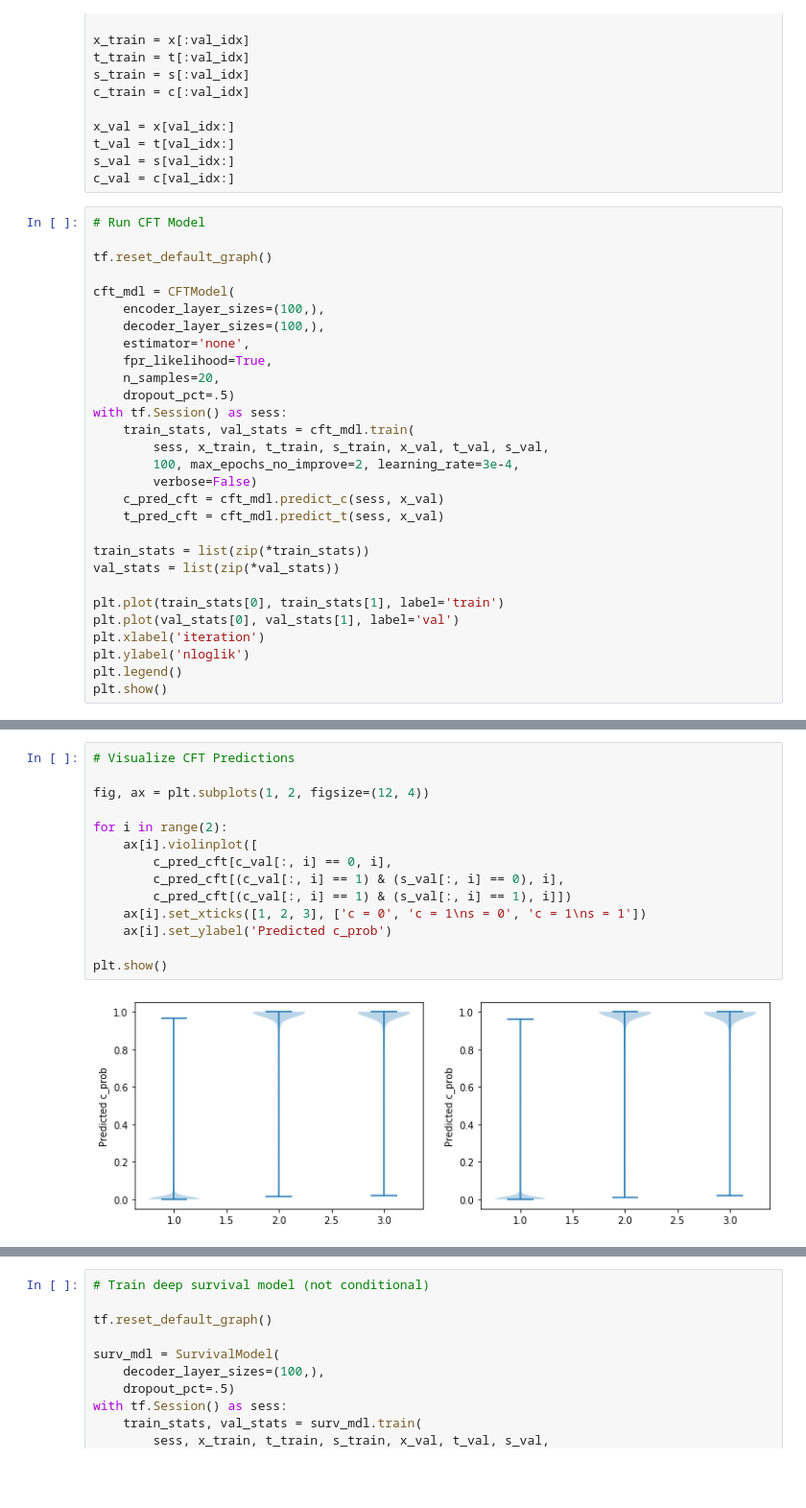
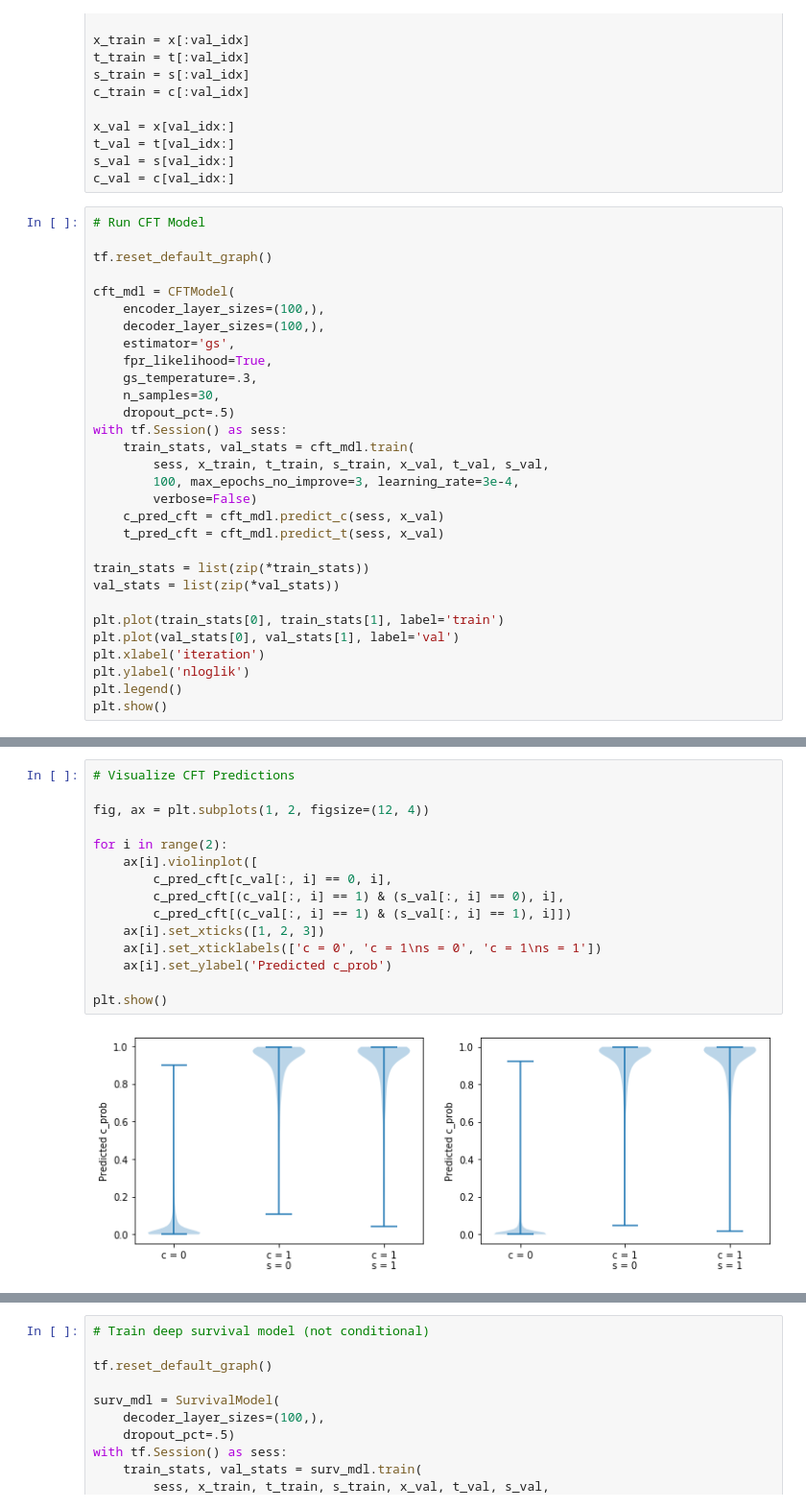
Before and after one commit to mengelhard/cft, a Jupyter notebook: notebooks/toy_example.ipynb, the cells around one changed output, grey strips where cells are left out. Shown at 96% size. Saved outputs shown, nothing was run; the diff lists cells and outputs as text; blank space fills up the shorter version.

```diff
--- a/notebooks/toy_example.ipynb
+++ b/notebooks/toy_example.ipynb
@@ -95,14 +95,15 @@ tf.reset_default_graph()
 cft_mdl = CFTModel(
     encoder_layer_sizes=(100,),
     decoder_layer_sizes=(100,),
-    estimator='none',
+    estimator='gs',
     fpr_likelihood=True,
-    n_samples=20,
+    gs_temperature=.3,
+    n_samples=30,
     dropout_pct=.5)
 with tf.Session() as sess:
     train_stats, val_stats = cft_mdl.train(
         sess, x_train, t_train, s_train, x_val, t_val, s_val,
-        100, max_epochs_no_improve=2, learning_rate=3e-4,
+        100, max_epochs_no_improve=3, learning_rate=3e-4,
         verbose=False)
     c_pred_cft = cft_mdl.predict_c(sess, x_val)
     t_pred_cft = cft_mdl.predict_t(sess, x_val)
@@ -131,19 +126,20 @@ Completed Epoch 90
 # %%
 # Visualize CFT Predictions
 
 fig, ax = plt.subplots(1, 2, figsize=(12, 4))
 
 for i in range(2):
     ax[i].violinplot([
         c_pred_cft[c_val[:, i] == 0, i],
         c_pred_cft[(c_val[:, i] == 1) & (s_val[:, i] == 0), i],
         c_pred_cft[(c_val[:, i] == 1) & (s_val[:, i] == 1), i]])
-    ax[i].set_xticks([1, 2, 3], ['c = 0', 'c = 1\ns = 0', 'c = 1\ns = 1'])
+    ax[i].set_xticks([1, 2, 3])
+    ax[i].set_xticklabels(['c = 0', 'c = 1\ns = 0', 'c = 1\ns = 1'])
     ax[i].set_ylabel('Predicted c_prob')
 
 plt.show()
 # %% [output]
-[figure, old version]
+[figure, new version]
 # %%
 # CFT performance in predicting c
 
```
Also changed, not shown: parts of 6 cells of this notebook, 1 other file.
